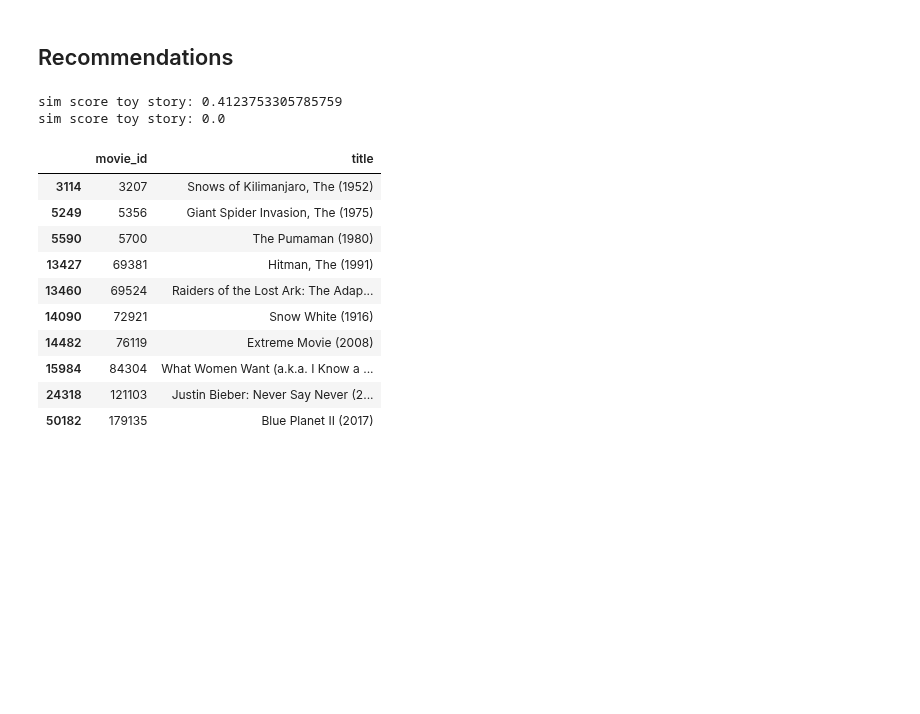
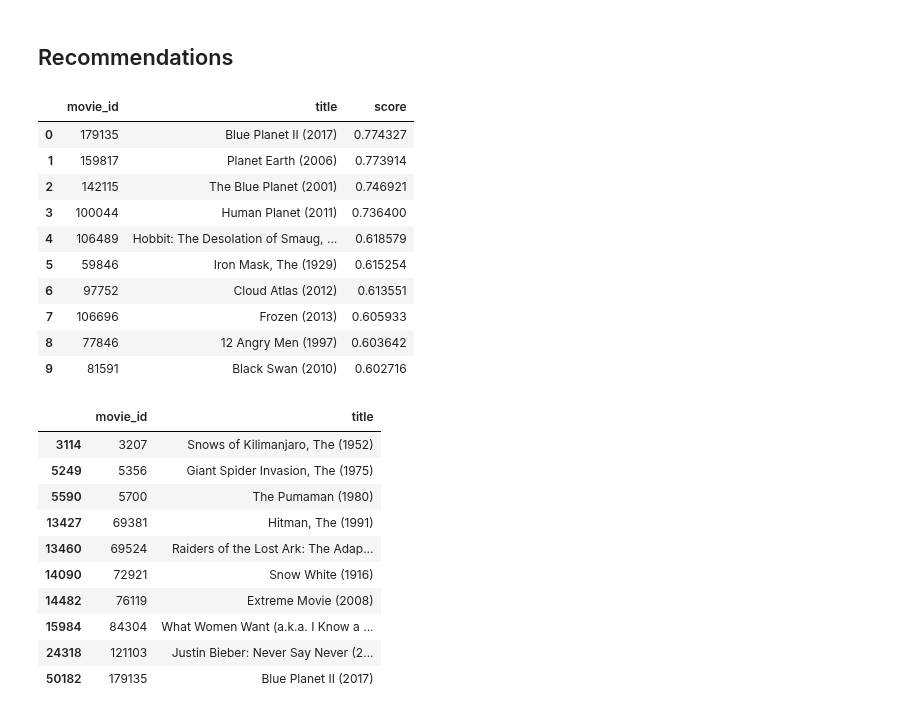
Before and after one commit to AlbotGoodman/machine-learning, a Jupyter notebook: lab2/collaborative_filtering.ipynb, the cells around one changed output. Cells and saved outputs as stored; diff of their text form; code cells hidden in the pictures; blank space fills up the shorter version.

Commit message:
[LAB2] finished the recommendation function for collab

```diff
--- a/lab2/collaborative_filtering.ipynb
+++ b/lab2/collaborative_filtering.ipynb
@@ -338,28 +338,41 @@ movies.shape
 pix = [152081, 134853, 6377]          # Zootopia, Inside Out, Finding Nemo
 mix = [1, 79132, 171011]              # Toy Story, Inception, Planet Earth II
 # %%
-input_movies = pix
+input_movies = mix
+n_recs = 10
+
 input_indices = [movie_mapper[movie] for movie in input_movies]
 input_matrix = H[:, input_indices].transpose()  # shape: (n_input_movies, n_factors)
 similarity_scores = cosine_similarity(input_matrix, H.T)  # shape: (n_input_movies, n_all_movies)
 
 # Find the highest similarity score for each candidate movie
 similarity_scores = np.max(similarity_scores, axis=0)  # shape: (n_all_movies, )
-print(f"sim score toy story: {similarity_scores[0]}")
-similarity_scores[0] = 0
-print(f"sim score toy story: {similarity_scores[0]}")
-# exclude the input movies from the recommendations
-# sort the scores without affecting the order
+similarity_scores[input_indices] = 0
 
-
-
+# Sort the scores without affecting the order
+sorted_scores = np.sort(similarity_scores)[::-1]
+sorted_indices = np.argsort(similarity_scores)[::-1]
+sorted_movies = [movie_mapper_reverse[idx] for idx in sorted_indices]
+movie_titles = [title for id in sorted_movies[:n_recs] for title in movies[movies["movie_id"] == id]["title"].values]
+top_movies = [(movie, title, score) for movie, title, score in zip(sorted_movies, movie_titles, sorted_scores)][:n_recs]
+top_df = pd.DataFrame(top_movies, columns=["movie_id", "title", "score"])
+top_df = top_df.sort_values("score", ascending=False)
 
 
 
 # np.max() = recommends movies similar to any of the input movies
 # %% [output]
-sim score toy story: 0.4123753305785759
-sim score toy story: 0.0
+|  | movie_id | title | score |
+| 0 | 179135 | Blue Planet II (2017) | 0.774327 |
+| 1 | 159817 | Planet Earth (2006) | 0.773914 |
+| 2 | 142115 | The Blue Planet (2001) | 0.746921 |
+| 3 | 100044 | Human Planet (2011) | 0.736400 |
+| 4 | 106489 | Hobbit: The Desolation of Smaug, ... | 0.618579 |
+| 5 | 59846 | Iron Mask, The (1929) | 0.615254 |
+| 6 | 97752 | Cloud Atlas (2012) | 0.613551 |
+| 7 | 106696 | Frozen (2013) | 0.605933 |
+| 8 | 77846 | 12 Angry Men (1997) | 0.603642 |
+| 9 | 81591 | Black Swan (2010) | 0.602716 |
 # %%
 def recom(input, n_recommendations=5):
     input_indices = [movie_mapper[movie] for movie in input]
```
Also changed, not shown: parts of 5 cells of this notebook, 2 other files.
